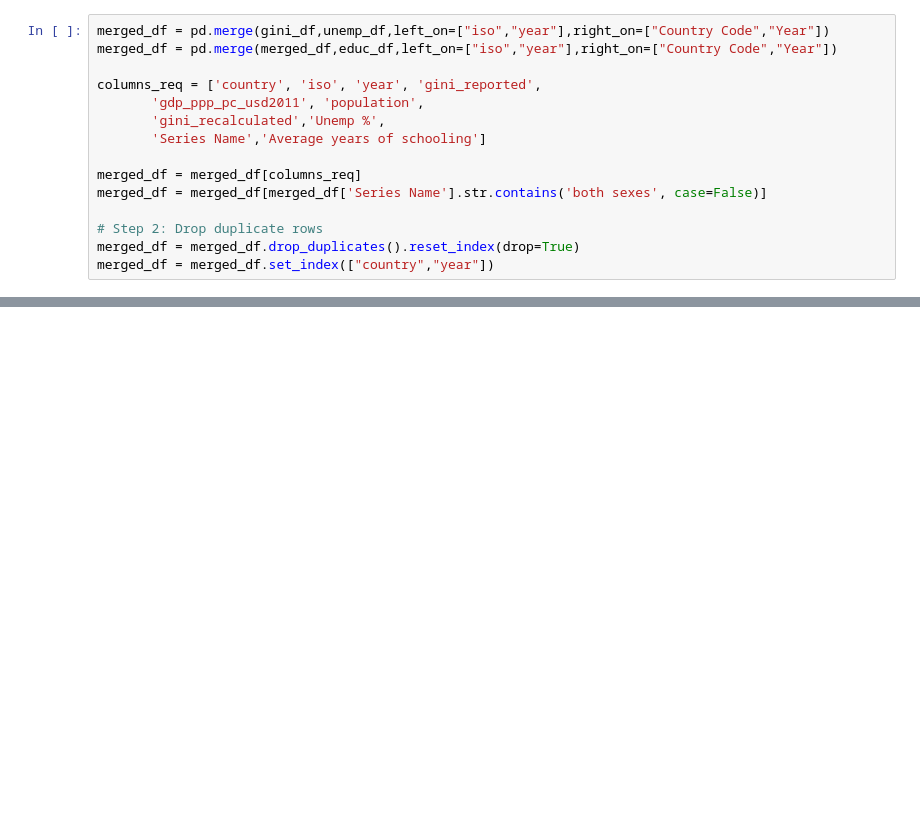
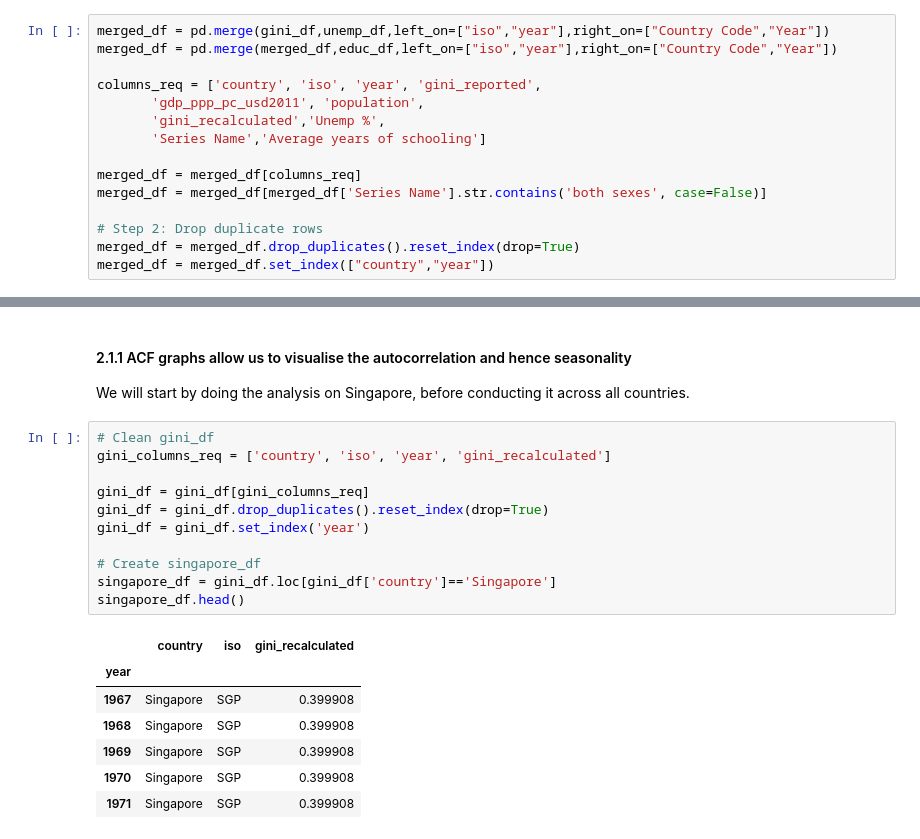
Before and after one commit to yonglau1999/HE4045-Group-Project, a Jupyter notebook: Project.ipynb, the cells around one changed output, grey strips where cells are left out. Cells and saved outputs as stored; diff of their text form; blank space fills up the shorter version.

```diff
--- a/Project.ipynb
+++ b/Project.ipynb
@@ -70,0 +103,23 @@ merged_df.head()
+# %% [markdown]
+#### 2.1.1 ACF graphs allow us to visualise the autocorrelation and hence seasonality
+
+We will start by doing the analysis on Singapore, before conducting it across all countries.
+# %%
+# Clean gini_df
+gini_columns_req = ['country', 'iso', 'year', 'gini_recalculated']
+
+gini_df = gini_df[gini_columns_req]
+gini_df = gini_df.drop_duplicates().reset_index(drop=True)
+gini_df = gini_df.set_index('year')
+
+# Create singapore_df
+singapore_df = gini_df.loc[gini_df['country']=='Singapore']
+singapore_df.head()
+# %% [output]
+|  | country | iso | gini_recalculated |
+| year |  |  |  |
+| 1967 | Singapore | SGP | 0.399908 |
+| 1968 | Singapore | SGP | 0.399908 |
+| 1969 | Singapore | SGP | 0.399908 |
+| 1970 | Singapore | SGP | 0.399908 |
+| 1971 | Singapore | SGP | 0.399908 |
```
Also changed, not shown: parts of 9 cells of this notebook.
